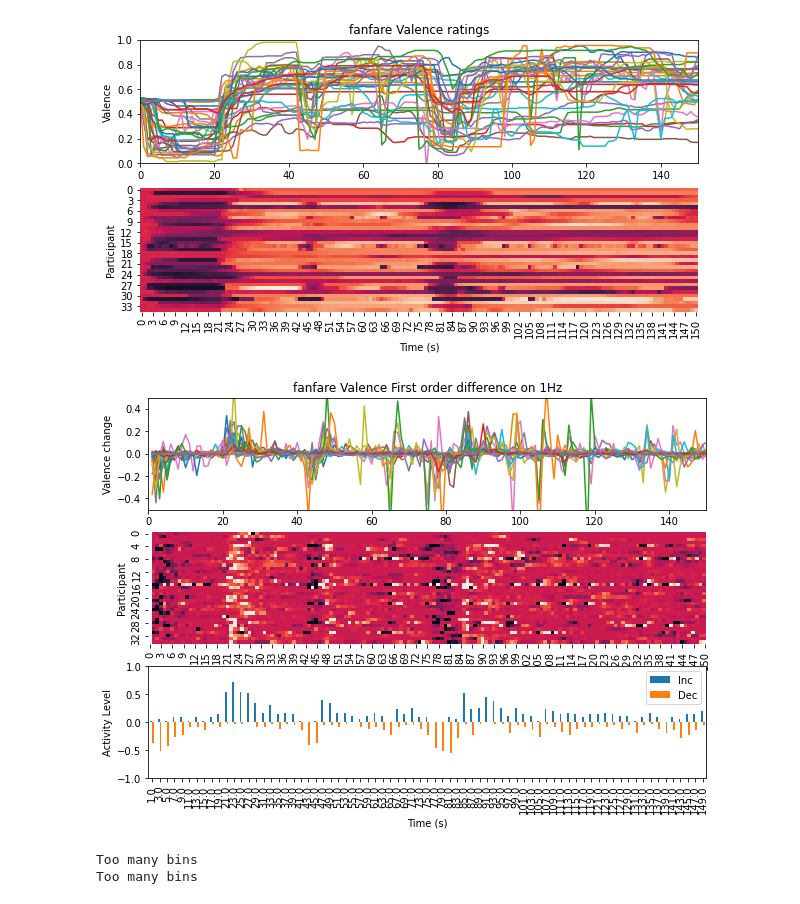
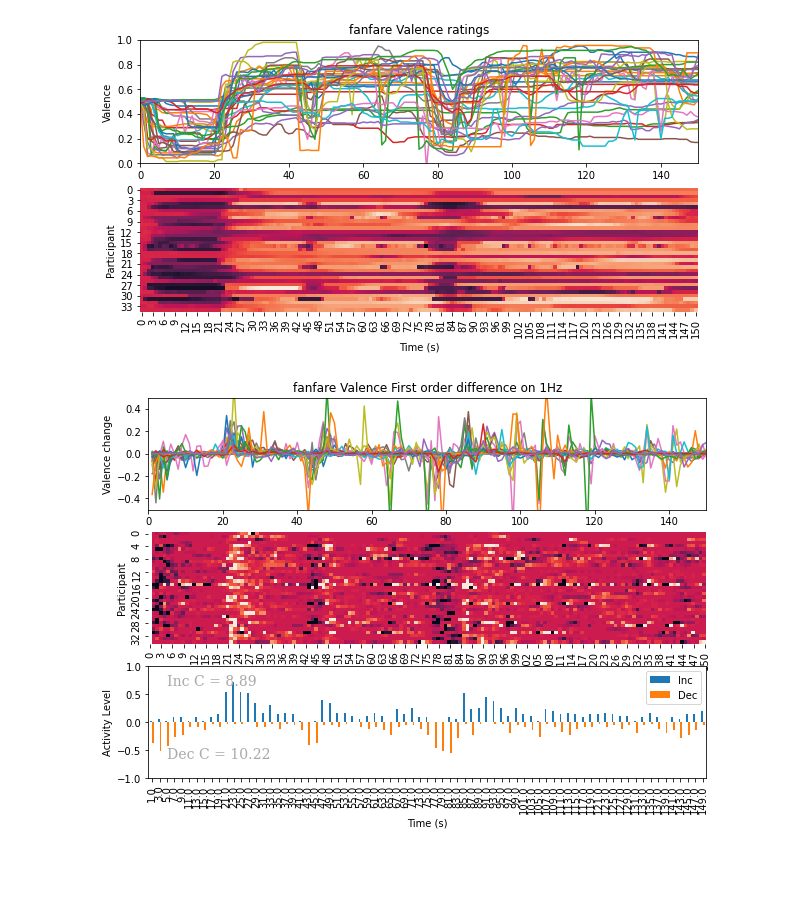
Before and after one commit to finn42/ActivityAnalysis_PythonConversion, a Jupyter notebook: Activity Analysis demo 1.ipynb, the cells around one changed output. Saved outputs shown, nothing was run; the diff lists cells and outputs as text; code cells hidden in the pictures; blank space fills up the shorter version.

Commit message:
Related activity test created. Alternating not functioning yet.

```diff
--- a/Activity Analysis demo 1.ipynb
+++ b/Activity Analysis demo 1.ipynb
@@ -87,41 +84,44 @@ plt.show()
 # %% [output]
 [figure]
 # %%
+font = {'family': 'serif',
+        'color':  'darkgrey',
+        'weight': 'normal',
+        'size': 14,
+        }
+
 fig = plt.figure(figsize=(10,7))
 ax = fig.add_subplot(311)
 D['Data'].diff().plot(ax=ax,legend=False)
 plt.ylim(-0.5,0.5)
 plt.xlim(D['Time'][0],D['Time'][-1])
 plt.title(D['Piece'] + ' ' + D['Measure'] + ' First order difference on ' + str(D['sF']) + 'Hz')
 plt.ylabel(D['Measure'] + ' change')
 ax = fig.add_subplot(312)
 sns.heatmap(D['Data'].diff().transpose(),ax=ax,cbar=False,vmin=-0.1, vmax=0.1)#, cmap="YlGnBu")
 plt.ylabel('Participant')
 
 FrameSize = 2
 HopSize = 2
 Thresh = 0.025
+Nbins = 5
 ACTS=aa.activityCount(D['Data'],FrameSize,HopSize,Thresh,'Inc')
 AC=pd.DataFrame({'Inc':ACTS['Total']})
 ACTS=aa.activityCount(D['Data'],FrameSize,HopSize,Thresh,'Dec')
 AC['Dec'] = -ACTS['Total']
 ax = fig.add_subplot(313)
 AC.plot.bar(ax=ax)
 plt.ylim(-1,1)
 #plt.xlim(D['Time'][0],D['Time'][-1])
 plt.ylabel('Activity Level')
 plt.xlabel('Time (s)')
-plt.show()
+
 actType = 'Inc'
 CInc = aa.coordScoreSimple(D['Data'],FrameSize,Thresh,actType,Nbins)
+plt.text(2, 0.65, actType + ' C = ' + str(np.round(CInc,2)), fontdict=font)
 actType = 'Dec'
 CDec = aa.coordScoreSimple(D['Data'],FrameSize,Thresh,actType,Nbins)
-
-CAlt = aa.coordScoreAlternating(D['Data'],FrameSize,Thresh,'Inc',Thresh,'Dec',Nbins=3)
-# Acts1=aa.activityCount(D['Data'],FrameSize,HopSize,Thresh,'Inc')
-# Acts2=aa.activityCount(D['Data'],FrameSize,HopSize,Thresh,'Dec')
-# aa.alternatingActivitiesTest(Acts1,Acts2,nBins=3)
+plt.text(2, -0.65, actType + ' C = ' + str(np.round(CDec,2)), fontdict=font)
+plt.show()
 # %% [output]
-[figure, old version]
+[figure, new version]
-Too many bins
-Too many bins
```
Also changed, not shown: parts of 5 cells of this notebook, 1 other file.
